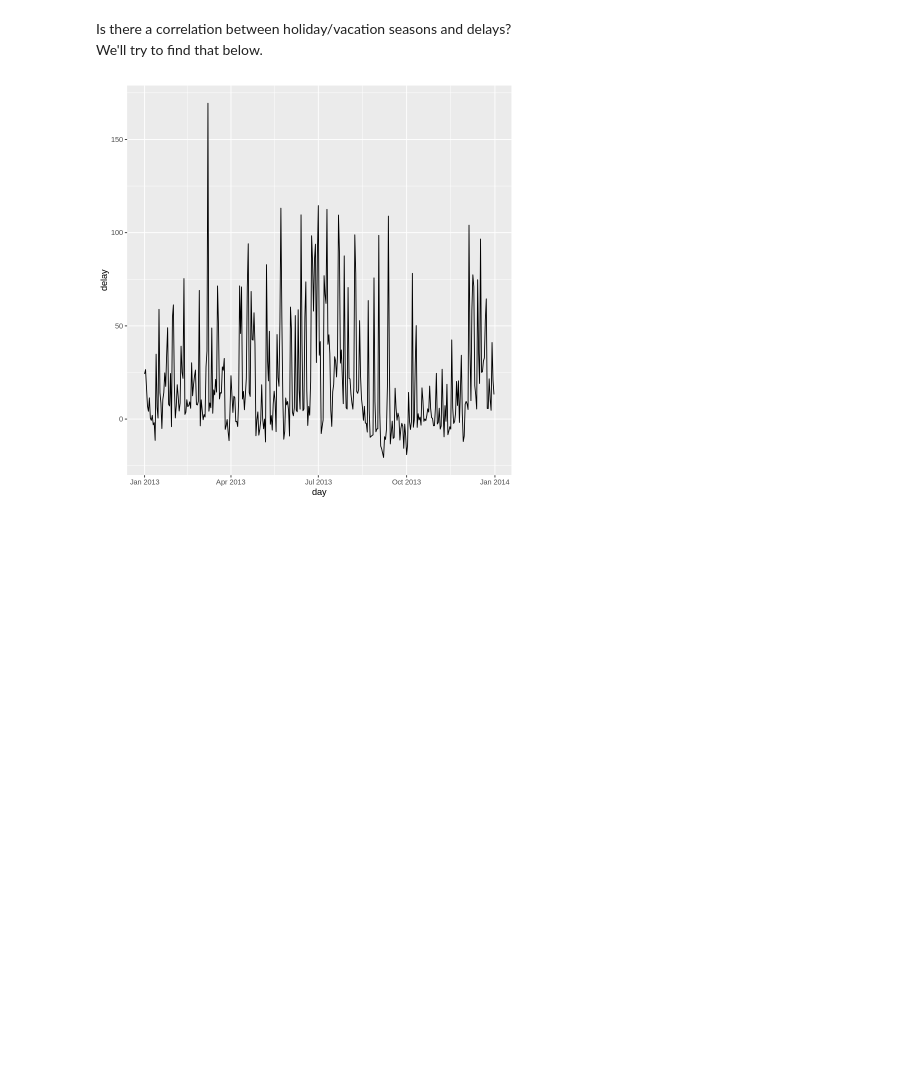
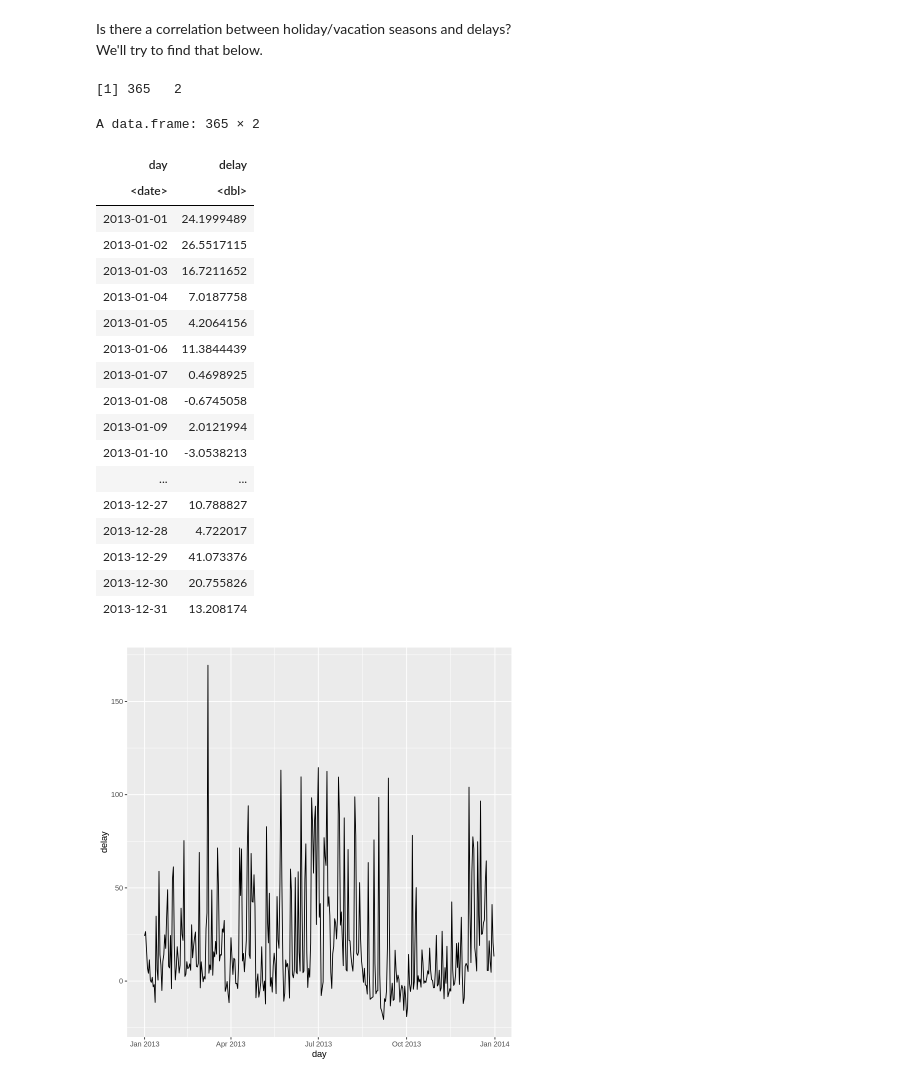
Before and after one commit to NanoPyro/prec_class, a Jupyter notebook: HW1.ipynb, the cells around one changed output. Drawn from its saved outputs; the diff is of its cells as text; code cells hidden in the pictures; blank space fills up the shorter version.

```diff
--- a/HW1.ipynb
+++ b/HW1.ipynb
@@ -177,6 +177,30 @@ for (i in 1:12)
     }
   }
 }
+# %%
+dim(df) # 365 x 2
+df
+# %% [output]
+[1] 365   2
+A data.frame: 365 × 2
+| day | delay |
+| <date> | <dbl> |
+| 2013-01-01 | 24.1999489 |
+| 2013-01-02 | 26.5517115 |
+| 2013-01-03 | 16.7211652 |
+| 2013-01-04 | 7.0187758 |
+| 2013-01-05 | 4.2064156 |
+| 2013-01-06 | 11.3844439 |
+| 2013-01-07 | 0.4698925 |
+| 2013-01-08 | -0.6745058 |
+| 2013-01-09 | 2.0121994 |
+| 2013-01-10 | -3.0538213 |
+| ... | ... |
+| 2013-12-27 | 10.788827 |
+| 2013-12-28 | 4.722017 |
+| 2013-12-29 | 41.073376 |
+| 2013-12-30 | 20.755826 |
+| 2013-12-31 | 13.208174 |
 # %%
 ggplot(df, aes(x=day, y=delay)) + geom_line()
 # %% [output]
```
